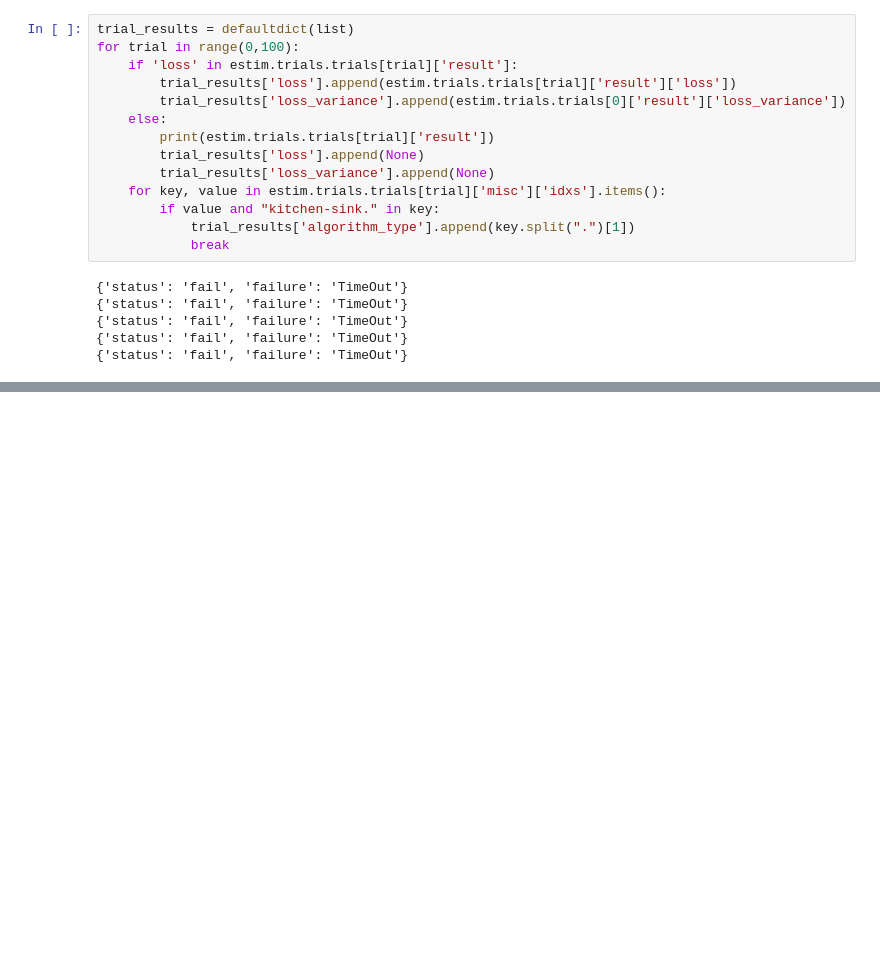
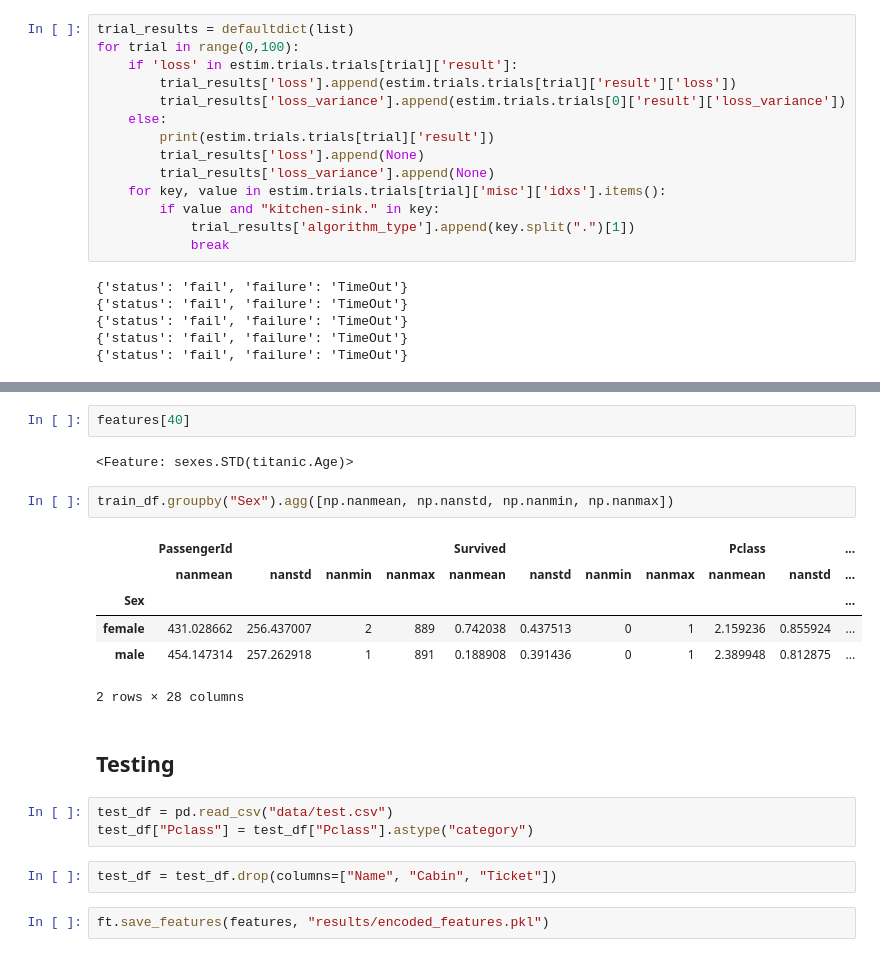
Before and after one commit to lstmemery/automl-talk, a Jupyter notebook: automl.ipynb, the cells around one changed output, grey strips where cells are left out. Drawn from its saved outputs; the diff is of its cells as text; blank space fills up the shorter version.

```diff
--- a/automl.ipynb
+++ b/automl.ipynb
@@ -191,0 +179,22 @@ sns.stripplot(data = trial_df, x='algorithm_type', y='loss', jitter=True)
+# %%
+features[40]
+# %% [output]
+<Feature: sexes.STD(titanic.Age)>
+# %%
+train_df.groupby("Sex").agg([np.nanmean, np.nanstd, np.nanmin, np.nanmax])
+# %% [output]
+|  | PassengerId |  |  |  | Survived |  |  |  | Pclass |  | ... |
+|  | nanmean | nanstd | nanmin | nanmax | nanmean | nanstd | nanmin | nanmax | nanmean | nanstd | ... |
+| Sex |  |  |  |  |  |  |  |  |  |  | ... |
+| female | 431.028662 | 256.437007 | 2 | 889 | 0.742038 | 0.437513 | 0 | 1 | 2.159236 | 0.855924 | ... |
+| male | 454.147314 | 257.262918 | 1 | 891 | 0.188908 | 0.391436 | 0 | 1 | 2.389948 | 0.812875 | ... |
+2 rows × 28 columns
+# %% [markdown]
+## Testing
+# %%
+test_df = pd.read_csv("data/test.csv")
+test_df["Pclass"] = test_df["Pclass"].astype("category")
+# %%
+test_df = test_df.drop(columns=["Name", "Cabin", "Ticket"])
+# %%
+ft.save_features(features, "results/encoded_features.pkl")
```
Also changed, not shown: parts of 27 cells of this notebook.
